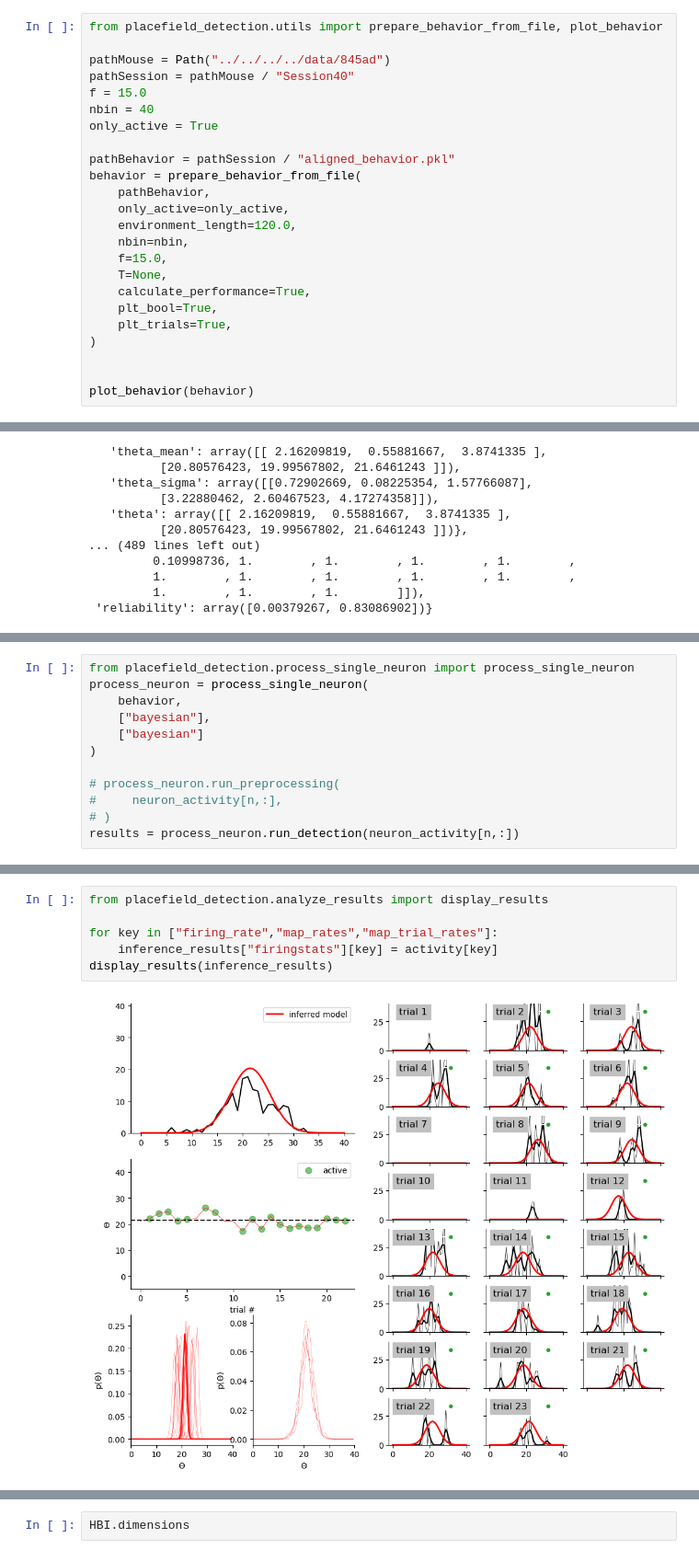
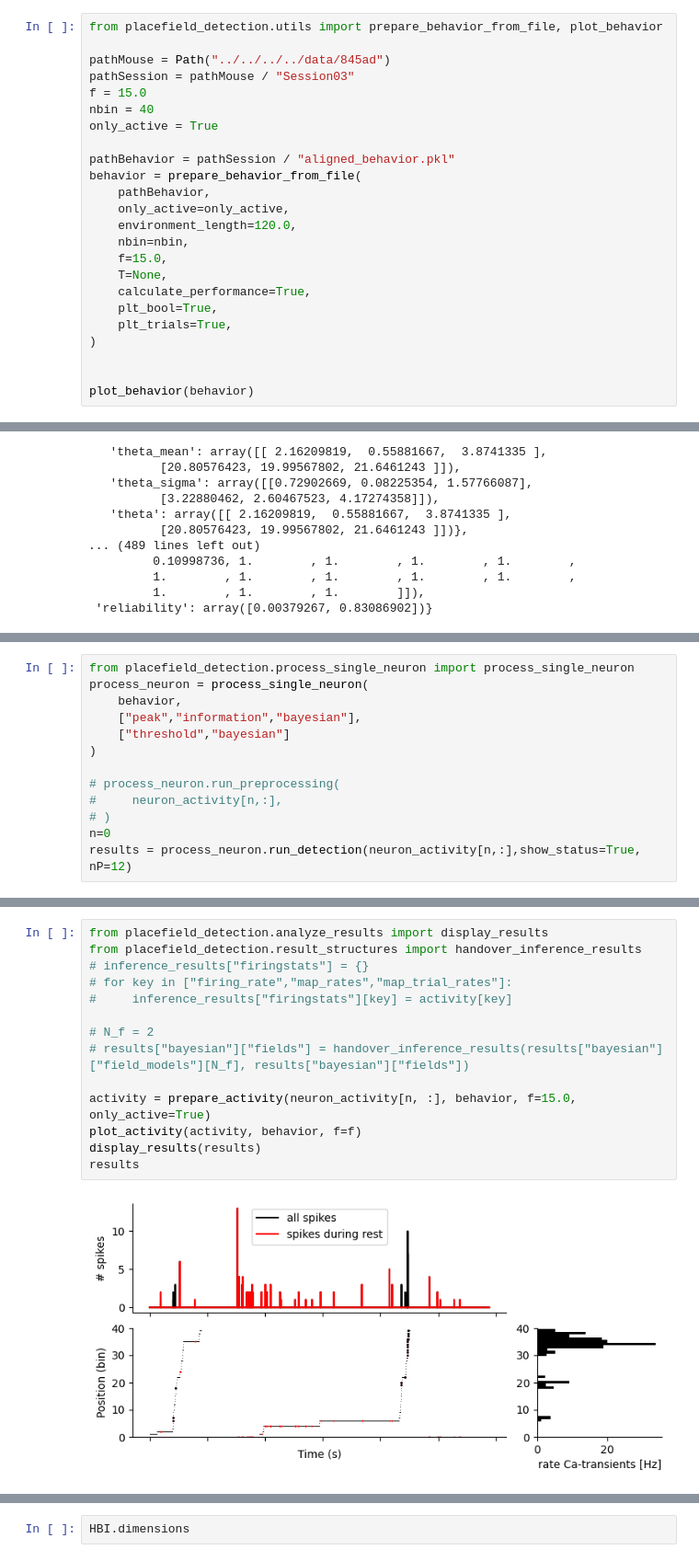
Before and after one commit to woxxel/placefield_detection, a Jupyter notebook: notebooks/test_placefield_detection_methods.ipynb, the cells around one changed output, grey strips where cells are left out. Shown at 92% size. Drawn from its saved outputs; the diff is of its cells as text.

```diff
--- a/notebooks/test_placefield_detection_methods.ipynb
+++ b/notebooks/test_placefield_detection_methods.ipynb
@@ -16,7 +16,7 @@ from matplotlib import pyplot as plt
 from placefield_detection.utils import prepare_behavior_from_file, plot_behavior
 
 pathMouse = Path("../../../../data/845ad")
-pathSession = pathMouse / "Session40"
+pathSession = pathMouse / "Session03"
 f = 15.0
 nbin = 40
 only_active = True
@@ -314,14 +298,15 @@ HBI.parameter_names_all
 from placefield_detection.process_single_neuron import process_single_neuron
 process_neuron = process_single_neuron(
     behavior,
-    ["bayesian"],
-    ["bayesian"]
+    ["peak","information","bayesian"],
+    ["threshold","bayesian"]
 )
 
 # process_neuron.run_preprocessing(
 #     neuron_activity[n,:],
 # )
-results = process_neuron.run_detection(neuron_activity[n,:])
+n=0
+results = process_neuron.run_detection(neuron_activity[n,:],show_status=True, nP=12)
 # %% [output]
 n_field=0
 
@@ -357,8 +315,16 @@ Traceback (most recent call last):
 # %%
 from placefield_detection.analyze_results import display_results
+from placefield_detection.result_structures import handover_inference_results
+# inference_results["firingstats"] = {}
+# for key in ["firing_rate","map_rates","map_trial_rates"]:
+#     inference_results["firingstats"][key] = activity[key]
 
-for key in ["firing_rate","map_rates","map_trial_rates"]:
-    inference_results["firingstats"][key] = activity[key]
-display_results(inference_results)
+# N_f = 2
+# results["bayesian"]["fields"] = handover_inference_results(results["bayesian"]["field_models"][N_f], results["bayesian"]["fields"])
+
+activity = prepare_activity(neuron_activity[n, :], behavior, f=15.0, only_active=True)
+plot_activity(activity, behavior, f=f)
+display_results(results)
+results
 # %% [output]
-[figure, old version]
+[figure, new version]
```
Also changed, not shown: parts of 19 cells of this notebook, 8 other files.
